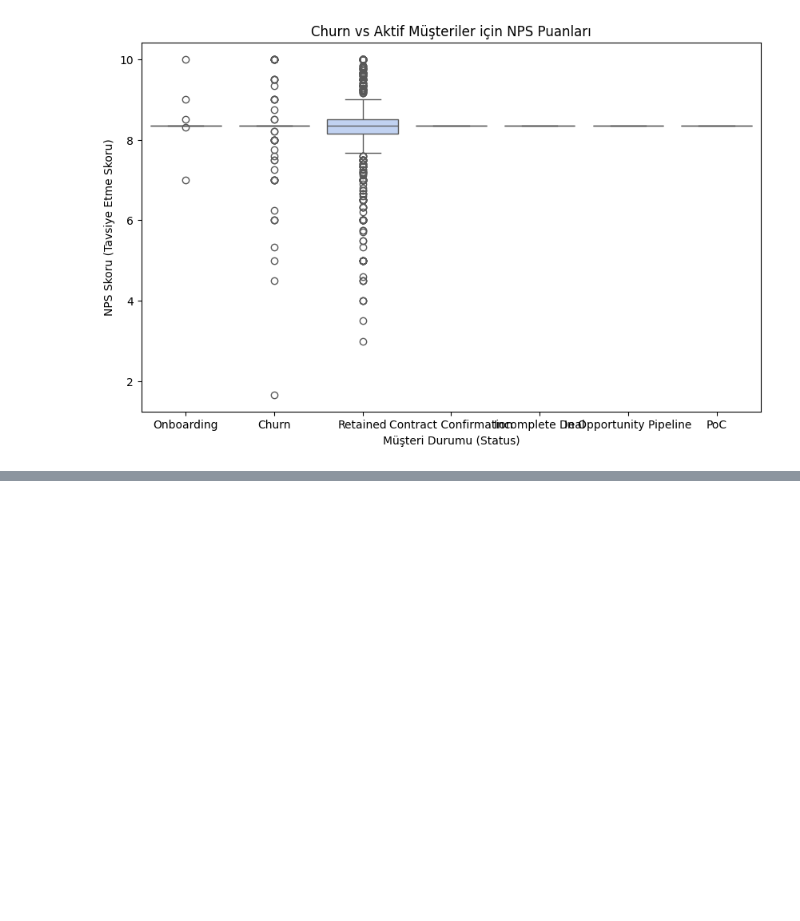
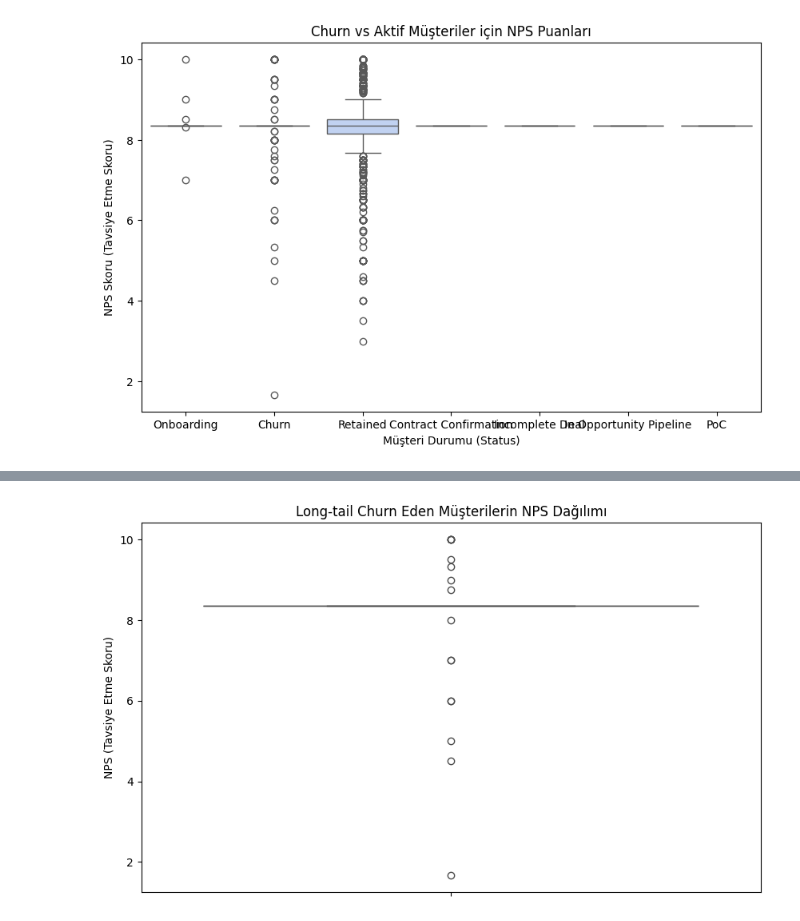
Before and after one commit to yahocan/hacettepeaidatathon2024, a Jupyter notebook: datathon.ipynb, the cells around one changed output, grey strips where cells are left out. Cells and saved outputs as stored; diff of their text form; code cells hidden in the pictures; blank space fills up the shorter version.

```diff
--- a/datathon.ipynb
+++ b/datathon.ipynb
@@ -332,0 +377,10 @@ plt.show()
+# %%
+long_tail_churn = merged_df[(merged_df["Customer Level"] == "Long-tail") & (merged_df["Status"] == "Churn")]
+
+plt.figure(figsize=(10, 6))
+sns.boxplot(y=long_tail_churn["How likely are you to recommend insider to a friend or colleague "], color="red")
+plt.title("Long-tail Churn Eden Müşterilerin NPS Dağılımı")
+plt.ylabel("NPS (Tavsiye Etme Skoru)")
+plt.show()
+# %% [output]
+[figure, added]
```
Also changed, not shown: parts of 11 cells of this notebook.
